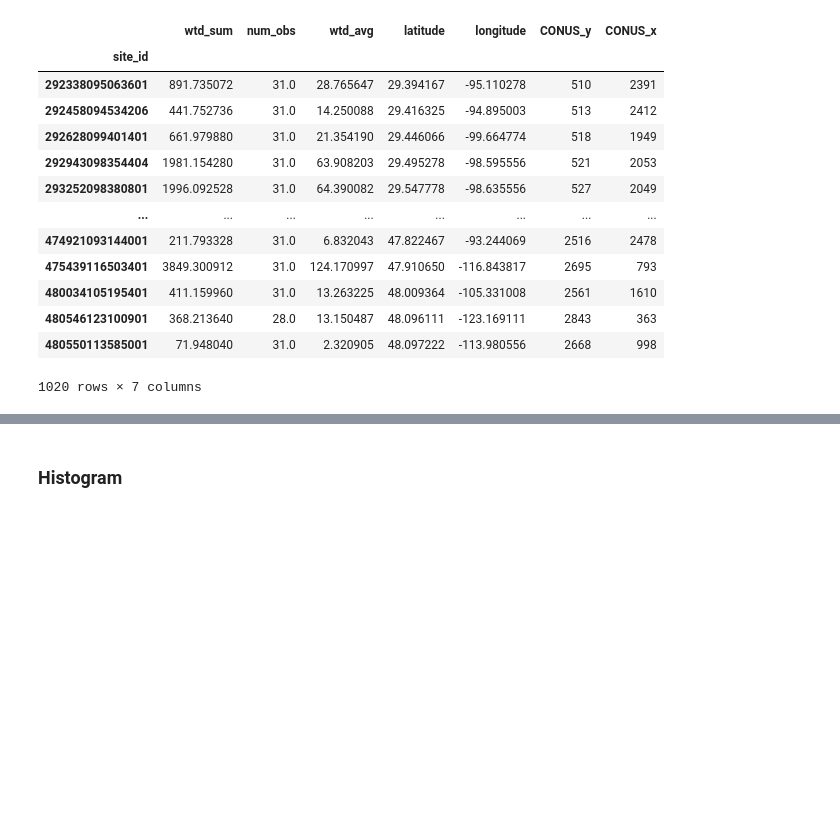
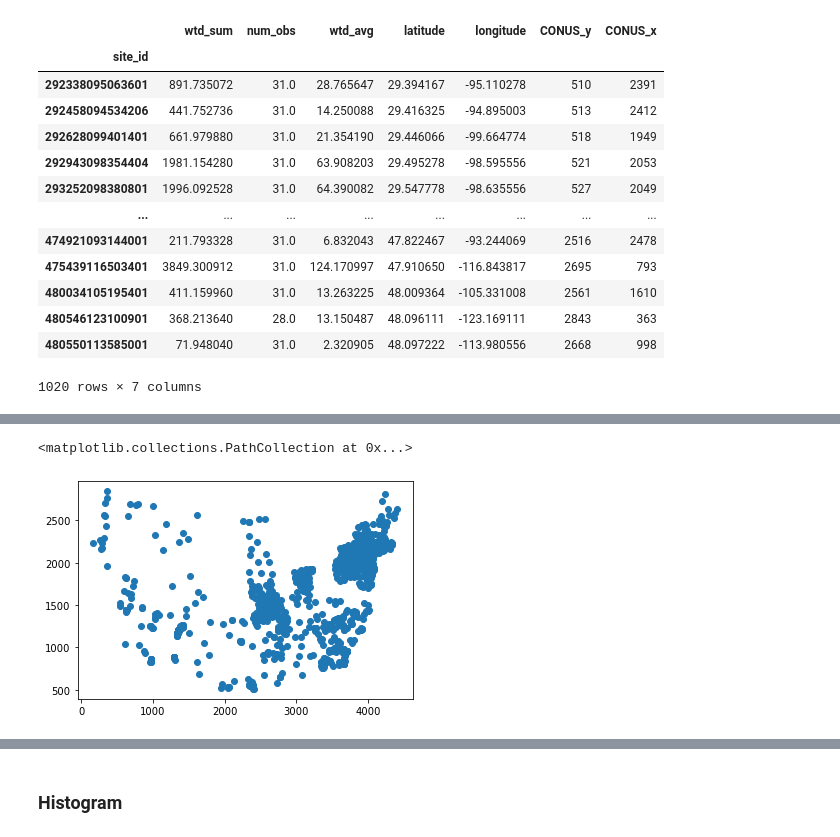
Before and after one commit to danielletijerina/PFCONUS2-analysis, a Jupyter notebook: scripts/Validation/WTD/WTD_aggregate_observations.ipynb, the cells around one changed output, grey strips where cells are left out. Saved outputs shown, nothing was run; the diff lists cells and outputs as text; code cells hidden in the pictures; blank space fills up the shorter version.

```diff
--- a/scripts/Validation/WTD/WTD_aggregate_observations.ipynb
+++ b/scripts/Validation/WTD/WTD_aggregate_observations.ipynb
@@ -241,3 +265,8 @@ usgs_by_cell = usgs_conus_join.groupby(['CONUS_y','CONUS_x']).agg({'wtd_avg': 'm
+# %%
+plt.scatter(usgs_conus_join.CONUS_x,usgs_conus_join.CONUS_y)
+# %% [output]
+<matplotlib.collections.PathCollection at 0x...>
+[figure, added]
 # %%
 usgs_by_cell = usgs_by_cell.reset_index()
 usgs_by_cell
```
Also changed, not shown: parts of 18 cells of this notebook, 10 other files.
